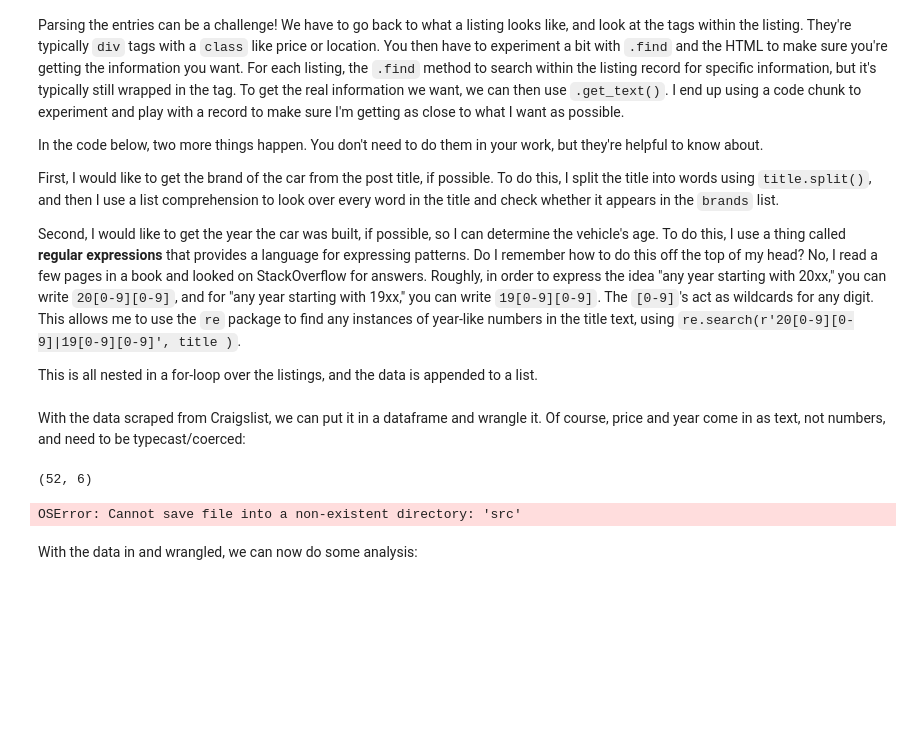
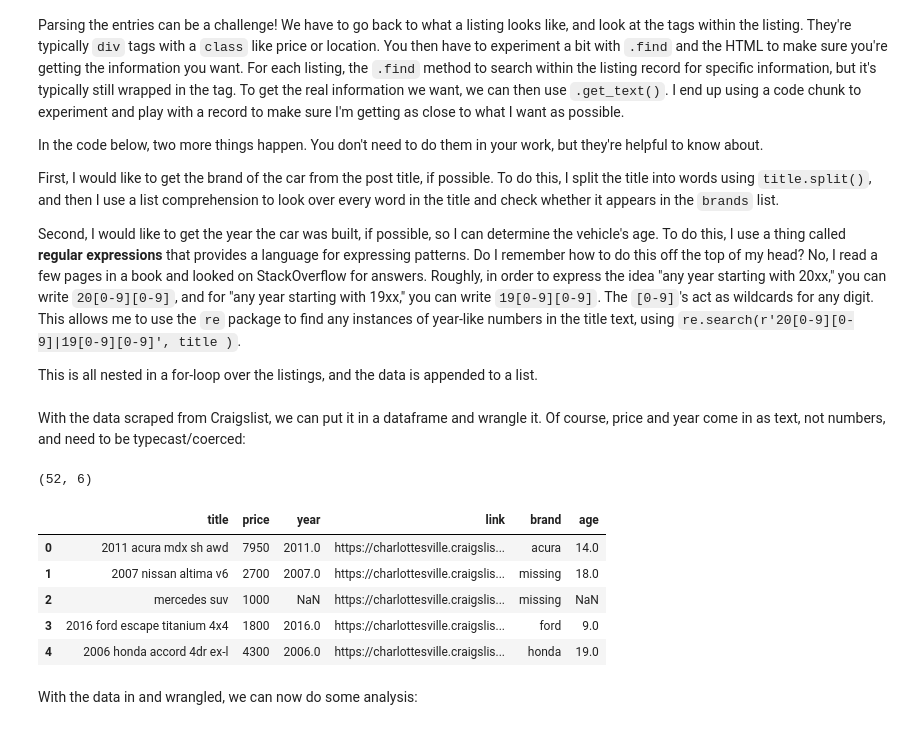
Before and after one commit to dylanmulieri/wrangling, a Jupyter notebook: lab/lab.ipynb, the cells around one changed output. Drawn from its saved outputs; the diff is of its cells as text; code cells hidden in the pictures; blank space fills up the shorter version.

```diff
--- a/lab/lab.ipynb
+++ b/lab/lab.ipynb
@@ -90,17 +90,22 @@ With the data scraped from Craigslist, we can put it in a dataframe and wrangle
 # %%
 ## Wrangle the data
 df = pd.DataFrame.from_dict(data)
 df['price'] = df['price'].str.replace('$','')
 df['price'] = df['price'].str.replace(',','')
 df['price'] = pd.to_numeric(df['price'],errors='coerce')
 df['year'] = pd.to_numeric(df['year'],errors='coerce')
 df['age'] = 2025-df['year']
 print(df.shape)
-df.to_csv('./src/craigslist_cville_cars.csv') # Save data in case of a disaster
+df.to_csv('./craigslist_cville_cars.csv') # Save data in case of a disaster
 df.head()
 # %% [output]
 (52, 6)
-OSError: Cannot save file into a non-existent directory: 'src'
+|  | title | price | year | link | brand | age |
+| 0 | 2011 acura mdx sh awd | 7950 | 2011.0 | https://charlottesville.craigslis... | acura | 14.0 |
+| 1 | 2007 nissan altima v6 | 2700 | 2007.0 | https://charlottesville.craigslis... | missing | 18.0 |
+| 2 | mercedes suv | 1000 | NaN | https://charlottesville.craigslis... | missing | NaN |
+| 3 | 2016 ford escape titanium 4x4 | 1800 | 2016.0 | https://charlottesville.craigslis... | ford | 9.0 |
+| 4 | 2006 honda accord 4dr ex-l | 4300 | 2006.0 | https://charlottesville.craigslis... | honda | 19.0 |
 # %% [markdown]
 With the data in and wrangled, we can now do some analysis:
 # %%
```
Also changed, not shown: parts of 5 cells of this notebook.
